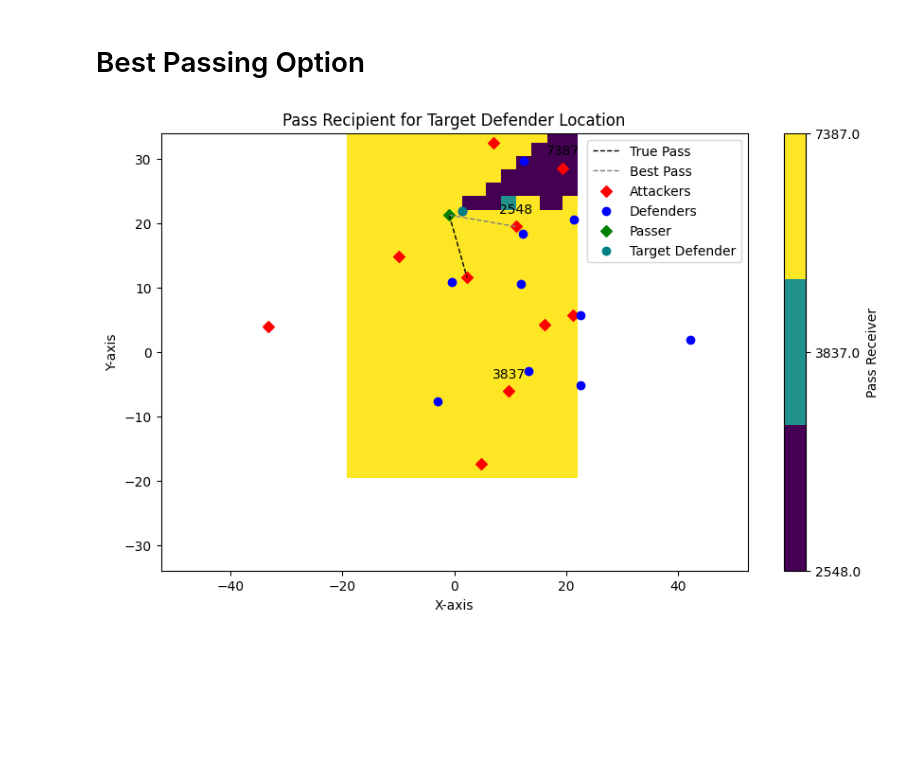
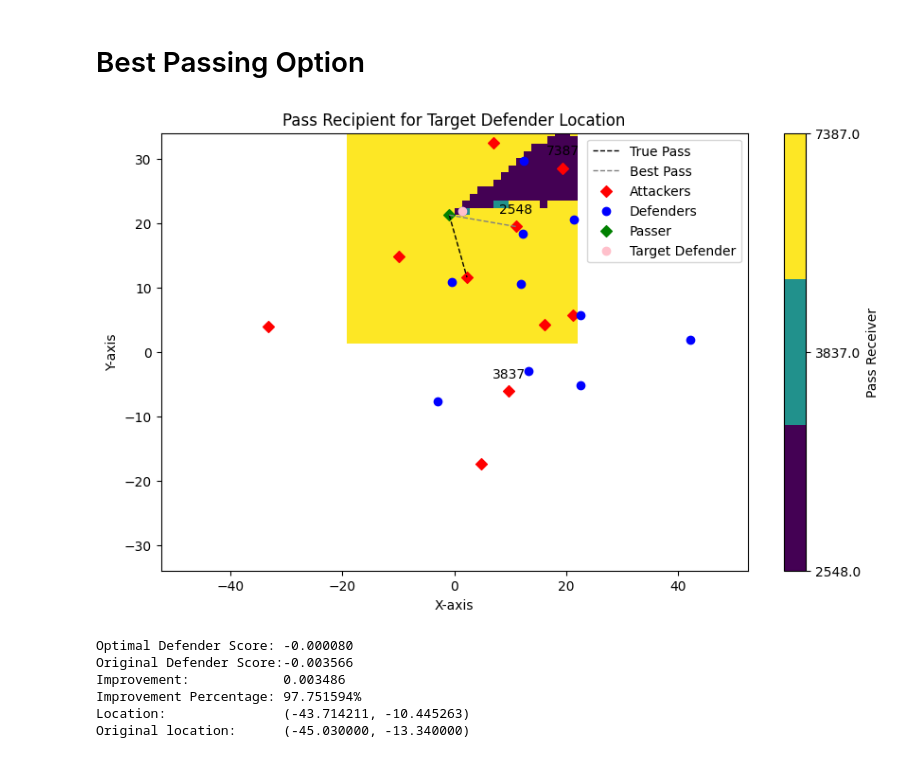
Before and after one commit to ariskoutris/defensive-passing-networks, a Jupyter notebook: src/notebooks/opt_function.ipynb, the cells around one changed output. Saved outputs shown, nothing was run; the diff lists cells and outputs as text; code cells hidden in the pictures; blank space fills up the shorter version.

```diff
--- a/src/notebooks/opt_function.ipynb
+++ b/src/notebooks/opt_function.ipynb
@@ -177,7 +180,7 @@ def plot_players(passes_df, frame_id, defender_id=None, max_threat_receiver_id=N
     # Plot target defender
     if defender_id:
         x_def, y_def = defender_true_location(passes_df, frame_id, defender_id)
-        plt.scatter(x_def, y_def, color='teal', label='Target Defender')
+        plt.scatter(x_def, y_def, color='pink', label='Target Defender')
 # %%
 def passers_expected_threat(defender_x, defender_y, defender_id, passer_loc, recipients, defenders):
 
@@ -327,0 +430,41 @@ plt.show()
+# %%
+"""
+frame_id = 48981
+defender_id = 12246
+
+opt_func = create_opt_func(passes_df, frame_id, defender_id)
+threat_agg = threat_aggregator('max')
+
+# Get target defender's true location
+x_def, y_def = defender_true_location(passes_df, frame_id, defender_id)
+
+# Get achieved score of the target defender
+true_scores = opt_func(x_def, y_def)
+true_score = threat_agg(true_scores)
+max_threat_receiver_id = max(true_scores, key=true_scores.get)
+
+# Create a meshgrid around the origin point
+x = np.linspace(max(x_def - 20, -pitch_length/2), min(x_def + 20, pitch_length/2), 30)
+y = np.linspace(max(y_def -20, -pitch_width/2), min(y_def + 20, pitch_width/2), 30)
+X, Y = np.meshgrid(x, y)
+
+# Evaluate the function on the grid
+Z = np.zeros_like(X)
+for i in range(X.shape[0]):
+    for j in range(X.shape[1]):
+        Z[i, j] = -threat_agg((opt_func(X[i,j],Y[i,j]))) # defender aims to maximize negative of best threat
+
+# Plot the function
+plt.figure(figsize=(10, 6))
+plt.contourf(X, Y, Z, levels=50, cmap='viridis')
+plt.colorbar(label='Function Value')
+
+plot_players(passes_df, frame_id, defender_id, max_threat_receiver_id)
+
+plt.legend()
+plt.title('Score of Target Defender (Max of Attacker Options)')
+plt.xlabel('X-axis')
+plt.ylabel('Y-axis')
+plt.xlim([-pitch_length/2, pitch_length/2])
+plt.ylim([-pitch_width/2, pitch_width/2])
+plt.show()"""
@@ -470,7 +532,7 @@ max_threat_receiver_id = max(true_scores, key=true_scores.get)
 
 # Create a meshgrid around the origin point
 x = np.linspace(max(x_def - 20, -pitch_length/2), min(x_def + 20, pitch_length/2), 30)
-y = np.linspace(max(x_def -20, -pitch_width/2), min(y_def + 20, pitch_length/2), 30)
+y = np.linspace(max(y_def -20, -pitch_width/2), min(y_def + 20, pitch_width/2), 30)
 X, Y = np.meshgrid(x, y)
 
 # Evaluate the function on the grid
@@ -484,31 +546,31 @@ for i in range(X.shape[0]):
 
 # Create pass receiver colormap
 unique_labels = np.unique(P)
 num_labels = len(unique_labels)
 label_to_class = {label: idx for idx, label in enumerate(unique_labels)}
 class_to_label = {idx: label for idx, label in enumerate(unique_labels)}
 P_class = np.vectorize(label_to_class.get)(P)
 cmap = plt.cm.get_cmap('viridis', num_labels)
 
 plt.figure(figsize=(10, 6))
 mesh = plt.pcolormesh(X, Y, P_class, cmap=cmap, shading='auto')
 cbar = plt.colorbar(mesh, ticks=np.arange(num_labels))
 cbar.ax.set_yticklabels([str(class_to_label[i]) for i in range(num_labels)])
 cbar.set_label('Pass Receiver')
 
 plot_players(passes_df, frame_id, defender_id, max_threat_receiver_id)
 
 ax = plt.gca()
 for label in unique_labels:
     x, y = passes_df[(passes_df['frame'] == frame_id) & (passes_df['tracking.object_id'] == label)][['tracking.x', 'tracking.y']].values[0]
     ax.annotate(int(label), (x, y), textcoords="offset points", xytext=(0,10), ha='center')
 
 plt.legend()
 plt.title('Pass Recipient for Target Defender Location')
 plt.xlabel('X-axis')
 plt.ylabel('Y-axis')
 plt.xlim([-pitch_length/2, pitch_length/2])
 plt.ylim([-pitch_width/2, pitch_width/2])
 plt.show()
 # %% [output]
-[figure, old version]
+[figure, new version]
@@ -514,0 +600,32 @@ plt.show()
+# %%
+frame_id = 10664
+defender_id = 16320
+
+radius = 5
+grid_res = 20
+
+mode = 'softmax'
+temp = 0.005
+
+
+opt_func = create_opt_func(passes_df, frame_id, defender_id)
+threat_agg = threat_aggregator(mode=mode, temp=temp)
+
+x_def, y_def = defender_true_location(passes_df, frame_id, defender_id)
+Z_def = -threat_agg(opt_func(x_def, y_def))
+
+Z_opt, x_opt, y_opt = optimize_defender_location(opt_func, threat_agg, x_def, y_def, radius=radius, grid_res=grid_res)
+
+print(f'Optimal Defender Score:\t{Z_opt:.6f}')
+print(f'Original Defender Score:{Z_def:.6f}')
+print(f'Improvement:\t\t{Z_opt - Z_def:.6f}')
+print(f'Improvement Percentage:\t{100 * (Z_opt - Z_def) / abs(Z_def):.6f}%')
+print(f'Location:\t\t({x_opt:.6f}, {y_opt:.6f})')
+print(f'Original location:\t({x_def:.6f}, {y_def:.6f})')
+# %% [output]
+Optimal Defender Score: -0.000080
+Original Defender Score:-0.003566
+Improvement:            0.003486
+Improvement Percentage: 97.751594%
+Location:               (-43.714211, -10.445263)
+Original location:      (-45.030000, -13.340000)
```
Also changed, not shown: parts of 15 cells of this notebook.
